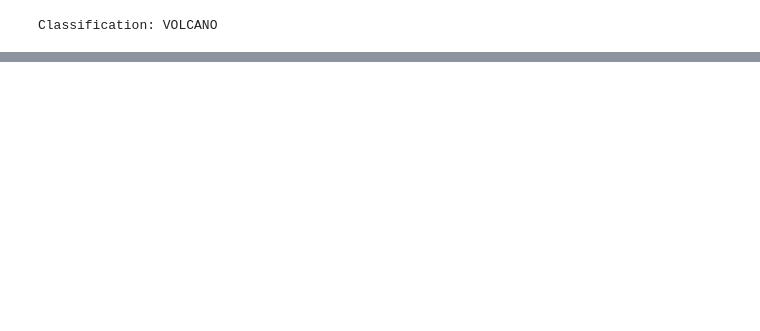
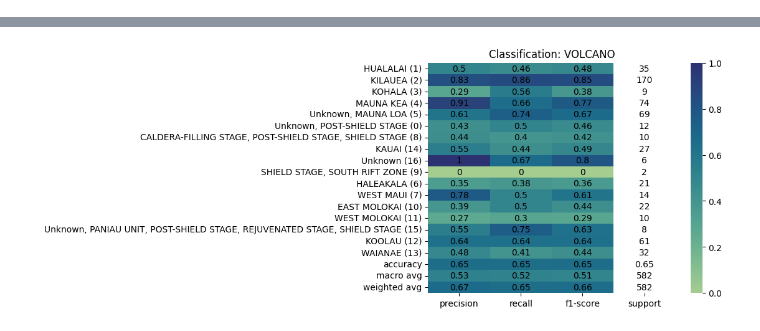
Before and after one commit to miromanestar/LomaGeology, a Jupyter notebook: src/classifer.ipynb, the cells around one changed output, grey strips where cells are left out. Cells and saved outputs as stored; diff of their text form; code cells hidden in the pictures; blank space fills up the shorter version.

Commit message:
Improved decision tree code

```diff
--- a/src/classifer.ipynb
+++ b/src/classifer.ipynb
@@ -79,44 +60,59 @@ Number of samples: 2909
 # %%
-classifier = tree.DecisionTreeClassifier()
-# shuffled = primaries.drop(['VOLCANO', 'ISLAND'], axis = 1).sample(frac=1)
-shuffled = primaries.sample(frac = 1)
+classifier = tree.DecisionTreeClassifier(random_state=69)
 
-# Split data into training and test sets
-train_size = math.floor(len(shuffled) * 0.8)
-train = shuffled[:train_size]
-test_count = len(shuffled) - train_size
+def drop_class(data):
+    return data.drop([class_ident], axis = 1)
 
-data = shuffled.drop([class_ident], axis = 1)
-classifier.fit(data[0:][:train_size], shuffled[class_ident][:train_size])
+# Separate data into training and testing samples
+train = primaries.sample(frac=0.8, random_state=69)
+test = primaries.drop(train.index)
+classifier.fit(drop_class(train), train[:][class_ident])
 
 report = classification_report(
-    shuffled[-test_count:][class_ident],
-    classifier.predict(data[0:][-test_count:]),
+    test[:][class_ident],
+    classifier.predict(drop_class(test)),
     target_names = [str(x) for x in primaries[class_ident].unique()],
     labels=primaries[class_ident].unique(),
     output_dict=True
 )
 
-final = pd.DataFrame(report).transpose()
-print(f'Classification: {class_ident}')
-display(final.round(2))
-final.round(2).to_csv(f'../trees/dt-{class_ident}.csv')
+def heatmap():
+    temp = pd.DataFrame(report).T
+    temp = temp.round(2)
+    mask = np.zeros((temp.shape[0], temp.shape[1]))
+    mask[:,temp.shape[1] - 1] = True
+    sns.heatmap(temp, mask=mask, cmap='crest')
+    sns.heatmap(temp, annot=True, alpha=0, cbar=False, fmt='.3g', annot_kws={'size': 10, 'color':'black'}).set_title(f'Classification: {class_ident}')
+    plt.savefig(f'../trees/dt_report-{class_ident}.svg', dpi=300, bbox_inches='tight')
 
-# plt.figure(figsize=(40,20))
-# tree.plot_tree(classifier, fontsize=10)
+def heatmap_table():
+    cm = sns.light_palette("green", as_cmap=True)
+    display(pd.DataFrame(report).T.style.background_gradient(cmap=cm))
 
-dot_data = tree.export_graphviz(
-    classifier,
-    out_file=None,
-    feature_names=primaries.columns[1:],
-    filled=True,
-    rounded=True,
-    class_names=[str(x) for x in primaries[class_ident].unique()],
-)
-graph = graphviz.Source(dot_data)
-graph.format = 'svg'
-graph.render(f'../trees/dt-{class_ident}', view=True)
-graph
-# SVG(graph.pipe(format='svg'))
+def display_table():
+    final = pd.DataFrame(report).transpose()
+    print(f'Classification: {class_ident}')
+    display(final.round(2))
+    final.round(2).to_csv(f'../trees/dt-{class_ident}.csv')
+
+def plot_tree():
+    plt.figure(figsize=(40,20))
+    tree.plot_tree(classifier, fontsize=10)
+
+def export_tree():
+    dot_data = tree.export_graphviz(
+        classifier,
+        out_file=None,
+        feature_names=primaries.columns[1:],
+        filled=True,
+        rounded=True,
+        class_names=[str(x) for x in primaries[class_ident].unique()],
+    )
+    graph = graphviz.Source(dot_data)
+    display(graph)
+    graph.format = 'svg'
+    graph.render(f'../trees/dt-{class_ident}', view=False, cleanup=True)
+
+heatmap()
+export_tree()
 # %% [output]
-Classification: VOLCANO
@@ -140 +119,2 @@ Classification: VOLCANO
 [drawing not drawn]
+[figure, added]
```
Also changed, not shown: parts of 3 cells of this notebook, 17 other files.
